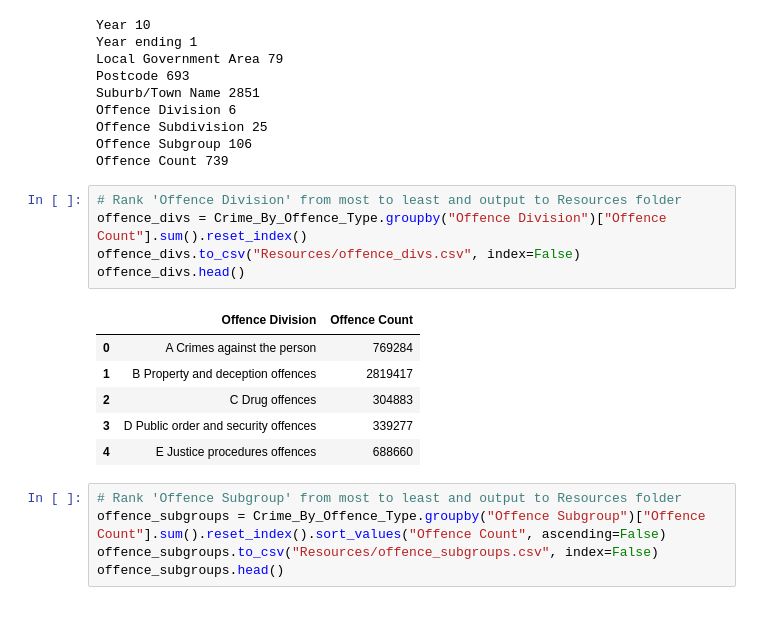
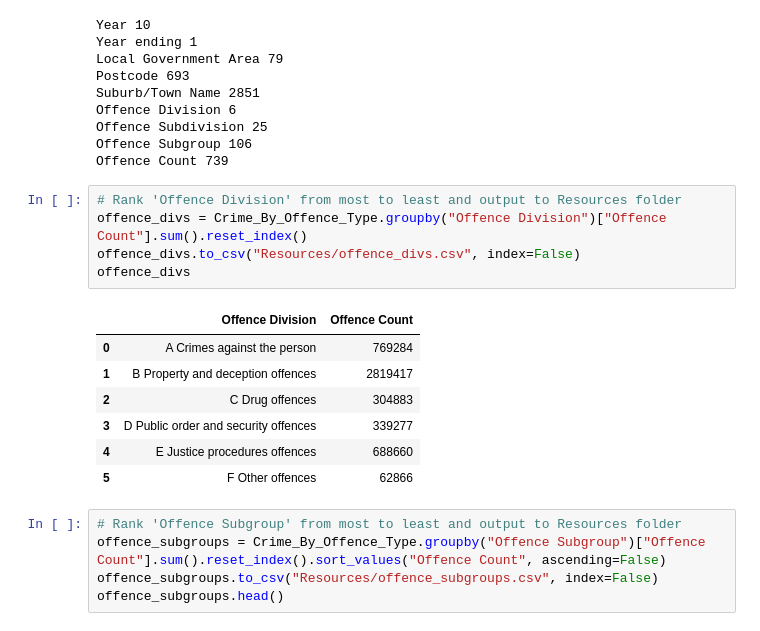
Before and after one commit to rsamma1606/proj-one-group-8, a Jupyter notebook: prj-one_Crime_vs_Property.ipynb, the cells around one changed output. Cells and saved outputs as stored; diff of their text form.

```diff
--- a/prj-one_Crime_vs_Property.ipynb
+++ b/prj-one_Crime_vs_Property.ipynb
@@ -168,15 +135,16 @@ Offence Count 739
 # %%
 # Rank 'Offence Division' from most to least and output to Resources folder
 offence_divs = Crime_By_Offence_Type.groupby("Offence Division")["Offence Count"].sum().reset_index()
 offence_divs.to_csv("Resources/offence_divs.csv", index=False)
-offence_divs.head()
+offence_divs
 # %% [output]
 |  | Offence Division | Offence Count |
 | 0 | A Crimes against the person | 769284 |
 | 1 | B Property and deception offences | 2819417 |
 | 2 | C Drug offences | 304883 |
 | 3 | D Public order and security offences | 339277 |
 | 4 | E Justice procedures offences | 688660 |
+| 5 | F Other offences | 62866 |
 # %%
 # Rank 'Offence Subgroup' from most to least and output to Resources folder
 offence_subgroups = Crime_By_Offence_Type.groupby("Offence Subgroup")["Offence Count"].sum().reset_index().sort_values("Offence Count", ascending=False)
```
Also changed, not shown: parts of 9 cells of this notebook.
